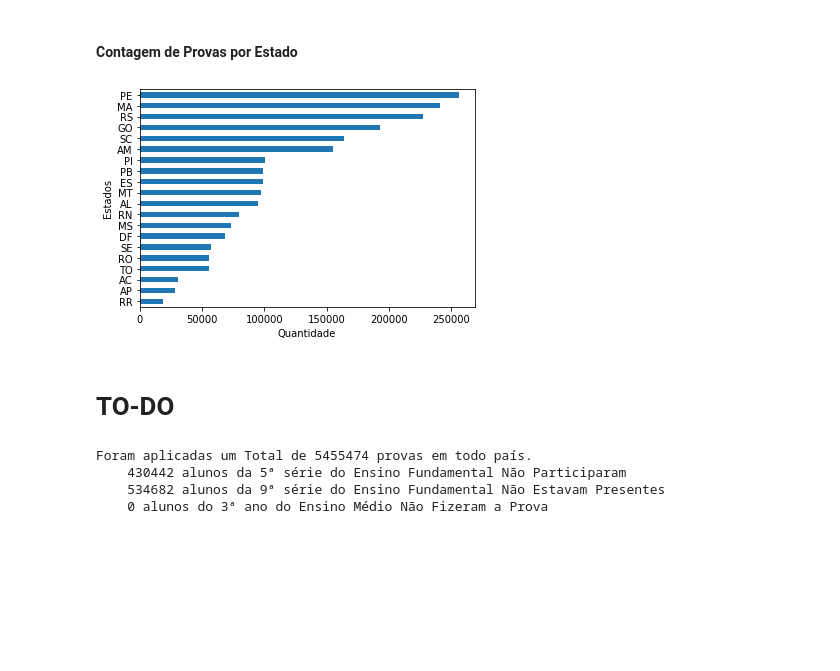
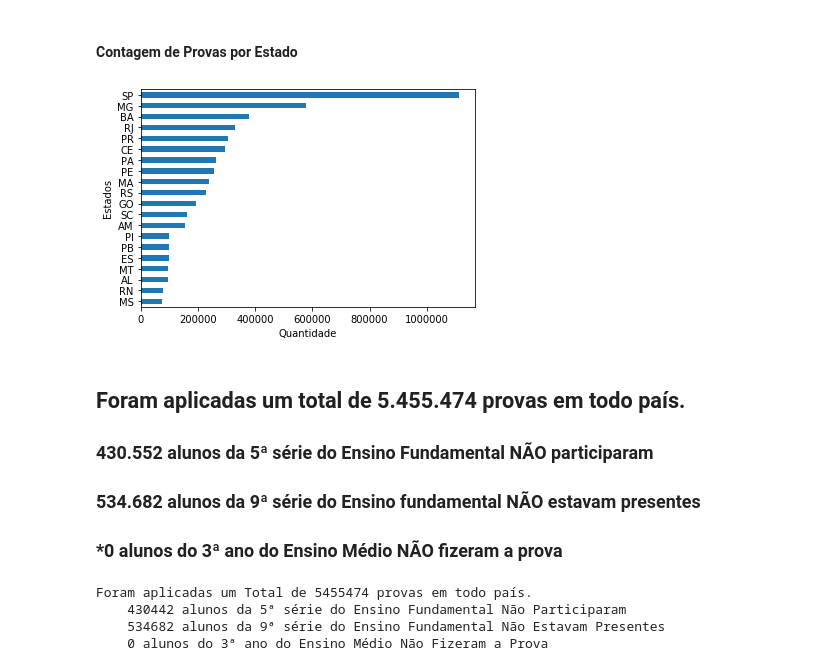
Before and after one commit to GomesDosSantos/AnaliseANEB, a Jupyter notebook: Livro.ipynb, the cells around one changed output. Cells and saved outputs as stored; diff of their text form; code cells hidden in the pictures; blank space fills up the shorter version.

```diff
--- a/Livro.ipynb
+++ b/Livro.ipynb
@@ -462,15 +462,18 @@ def conta_tamanho_grupo(grupo, grupo_buscado):
 # %% [markdown]
 #### Contagem de Provas por Estado
 # %%
-ax = dados_filtrados.groupby('uf').size().sort_values().head(tamanho_dados).plot.barh(
+ax = dados_filtrados.groupby('uf').size().sort_values().tail(tamanho_dados).plot.barh(
     figsize=fig_size
 )
 ax.set_xlabel('Quantidade')
 ax = ax.set_ylabel('Estados')
 # %% [output]
-[figure, old version]
+[figure, new version]
-# %% [markdown]
-#  TO-DO
+# %% [markdown]
+## Foram aplicadas um total de 5.455.474 provas em todo país.
+###  430.552 alunos da 5ª série do Ensino Fundamental NÃO participaram
+###  534.682 alunos da 9ª série do Ensino fundamental NÃO estavam presentes
+###  \*0 alunos do 3ª ano do Ensino Médio NÃO fizeram a prova
 # %%
 print(
     f'Foram aplicadas um Total de {len(dados_filtrados)} provas em todo país.\n\r\
```
Also changed, not shown: parts of 15 cells of this notebook.
